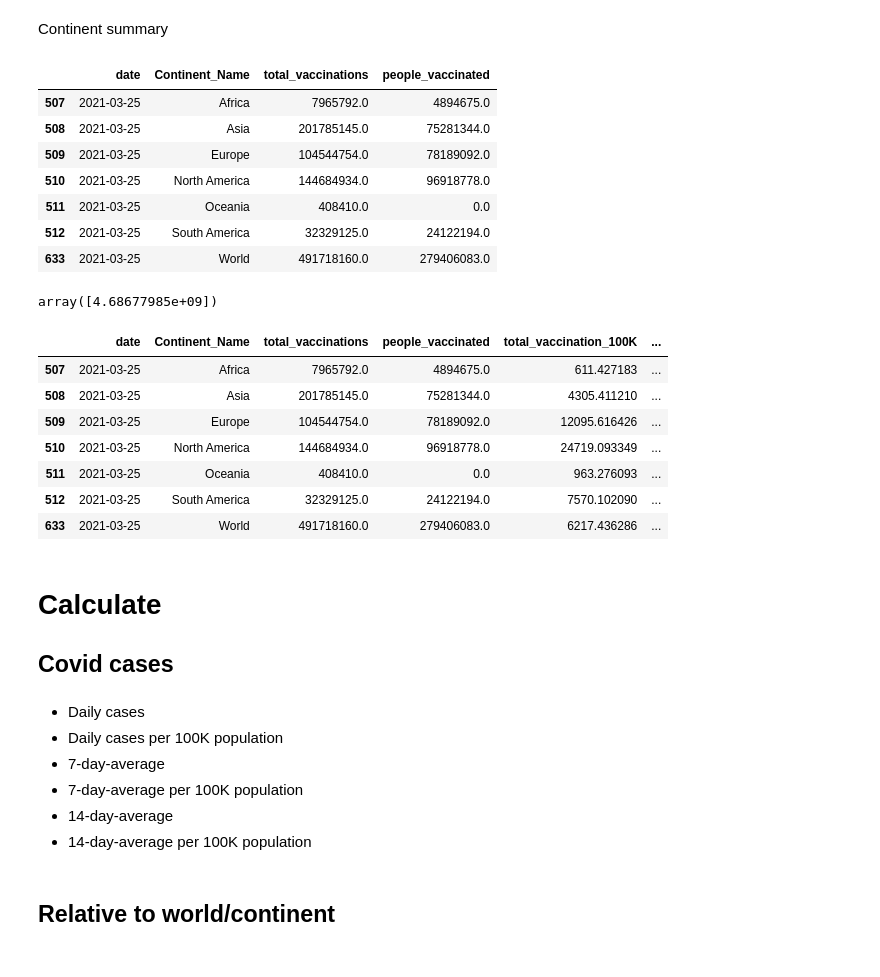
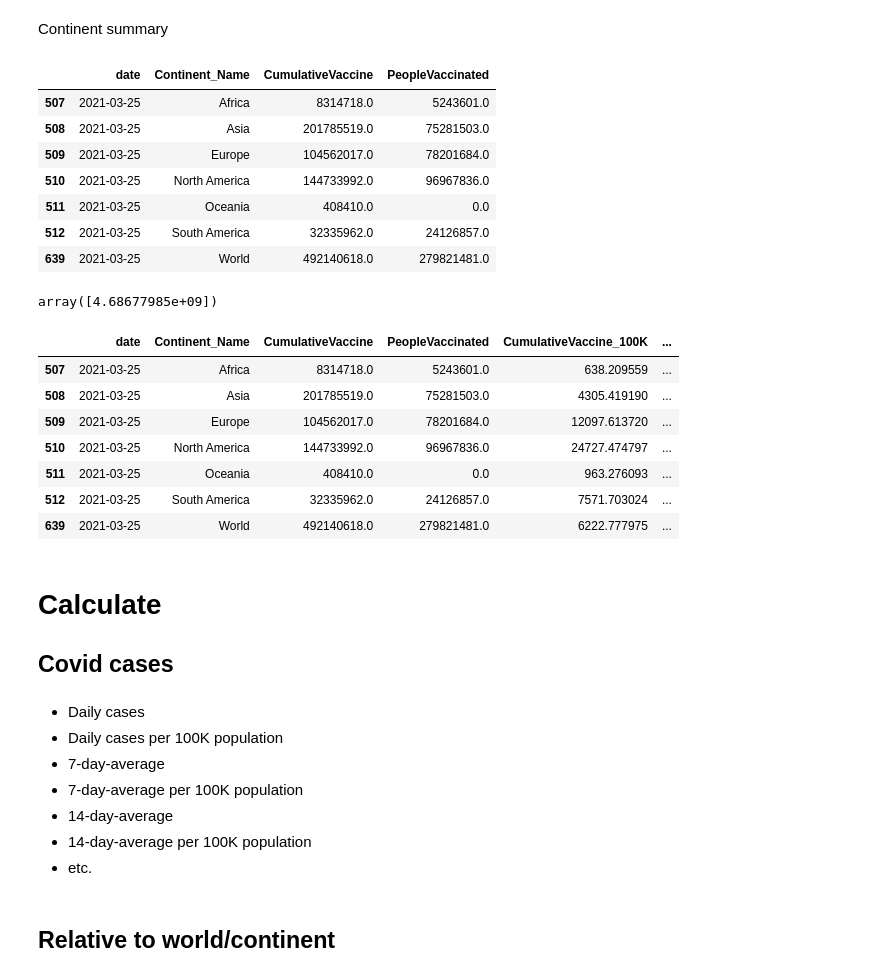
Before and after one commit to marija-grj/YACD, a Jupyter notebook: create-dataset.ipynb, the cells around one changed output. Cells and saved outputs as stored; diff of their text form; code cells hidden in the pictures.

```diff
--- a/create-dataset.ipynb
+++ b/create-dataset.ipynb
@@ -209,29 +209,32 @@ vaccine.head(2)
 | 1 | Afghanistan | AFG | 2021-02-23 | NaN | NaN | NaN | ... |
 # %%
 vaccine.loc[:,'date'] = pd.to_datetime(vaccine.date, format='%Y-%m-%d')
-vaccine = vaccine.loc[:,vaccine.columns != "location"]
+vaccine = vaccine.loc[:,vaccine.columns.isin(["iso_code","date","daily_vaccinations","total_vaccinations","people_vaccinated"])]
 data = pd.merge(data, vaccine, how='left', left_on=["CountryCode","Date"], right_on=["iso_code","date"])
 data = data.drop(columns=["iso_code","date"])
+data = data.rename(columns={"daily_vaccinations":"DailyVaccine", "total_vaccinations":"CumulativeVaccine",
+                           "people_vaccinated":"PeopleVaccinated"})
 # %% [markdown]
 Continent summary
 # %%
 vaccine_summary = pd.merge(vaccine, regions, how='left', left_on='iso_code', right_on='Three_Letter_Country_Code')
 vaccine_summary = vaccine_summary.drop(columns=['Three_Letter_Country_Code'])
 vaccine_summary = vaccine_summary.groupby(["date","Continent_Name"])[["total_vaccinations","people_vaccinated"]].sum().reset_index()
 vaccine_world = vaccine_summary.groupby("date")[["total_vaccinations","people_vaccinated"]].sum().reset_index()
 vaccine_world.loc[:,"Continent_Name"] = "World"
 vaccine_summary = pd.concat([vaccine_summary, vaccine_world]).reset_index(drop=True)
-
+vaccine_summary = vaccine_summary.rename(columns={"daily_vaccinations":"DailyVaccine", "total_vaccinations":"CumulativeVaccine",
+                                                  "people_vaccinated":"PeopleVaccinated"})
 vaccine_summary[vaccine_summary.date=='2021-03-25']
 # %% [output]
-|  | date | Continent_Name | total_vaccinations | people_vaccinated |
-| 507 | 2021-03-25 | Africa | 7965792.0 | 4894675.0 |
-| 508 | 2021-03-25 | Asia | 201785145.0 | 75281344.0 |
-| 509 | 2021-03-25 | Europe | 104544754.0 | 78189092.0 |
-| 510 | 2021-03-25 | North America | 144684934.0 | 96918778.0 |
+|  | date | Continent_Name | CumulativeVaccine | PeopleVaccinated |
+| 507 | 2021-03-25 | Africa | 8314718.0 | 5243601.0 |
+| 508 | 2021-03-25 | Asia | 201785519.0 | 75281503.0 |
+| 509 | 2021-03-25 | Europe | 104562017.0 | 78201684.0 |
+| 510 | 2021-03-25 | North America | 144733992.0 | 96967836.0 |
 | 511 | 2021-03-25 | Oceania | 408410.0 | 0.0 |
-| 512 | 2021-03-25 | South America | 32329125.0 | 24122194.0 |
-| 633 | 2021-03-25 | World | 491718160.0 | 279406083.0 |
+| 512 | 2021-03-25 | South America | 32335962.0 | 24126857.0 |
+| 639 | 2021-03-25 | World | 492140618.0 | 279821481.0 |
 # %%
 for continent in vaccine_summary.Continent_Name.unique():
     population_100K = population_summary[population_summary.Continent_Name == continent]["2019"].values / 100000
@@ -251,14 +254,14 @@ array([4.68677985e+09])
 # %%
 vaccine_summary[vaccine_summary.date=='2021-03-25']
 # %% [output]
-|  | date | Continent_Name | total_vaccinations | people_vaccinated | total_vaccination_100K | ... |
-| 507 | 2021-03-25 | Africa | 7965792.0 | 4894675.0 | 611.427183 | ... |
-| 508 | 2021-03-25 | Asia | 201785145.0 | 75281344.0 | 4305.411210 | ... |
-| 509 | 2021-03-25 | Europe | 104544754.0 | 78189092.0 | 12095.616426 | ... |
-| 510 | 2021-03-25 | North America | 144684934.0 | 96918778.0 | 24719.093349 | ... |
+|  | date | Continent_Name | CumulativeVaccine | PeopleVaccinated | CumulativeVaccine_100K | ... |
+| 507 | 2021-03-25 | Africa | 8314718.0 | 5243601.0 | 638.209559 | ... |
+| 508 | 2021-03-25 | Asia | 201785519.0 | 75281503.0 | 4305.419190 | ... |
+| 509 | 2021-03-25 | Europe | 104562017.0 | 78201684.0 | 12097.613720 | ... |
+| 510 | 2021-03-25 | North America | 144733992.0 | 96967836.0 | 24727.474797 | ... |
 | 511 | 2021-03-25 | Oceania | 408410.0 | 0.0 | 963.276093 | ... |
-| 512 | 2021-03-25 | South America | 32329125.0 | 24122194.0 | 7570.102090 | ... |
-| 633 | 2021-03-25 | World | 491718160.0 | 279406083.0 | 6217.436286 | ... |
+| 512 | 2021-03-25 | South America | 32335962.0 | 24126857.0 | 7571.703024 | ... |
+| 639 | 2021-03-25 | World | 492140618.0 | 279821481.0 | 6222.777975 | ... |
 # %% [markdown]
 # Calculate
 ## Covid cases
@@ -269,6 +272,7 @@ vaccine_summary[vaccine_summary.date=='2021-03-25']
 - 7-day-average per 100K population
 - 14-day-average
 - 14-day-average per 100K population
+- etc.
 # %%
 for country in data.CountryName.unique():
     population_100K = population.loc[country].values / 100000
```
Also changed, not shown: parts of 12 cells of this notebook, 3 other files.
